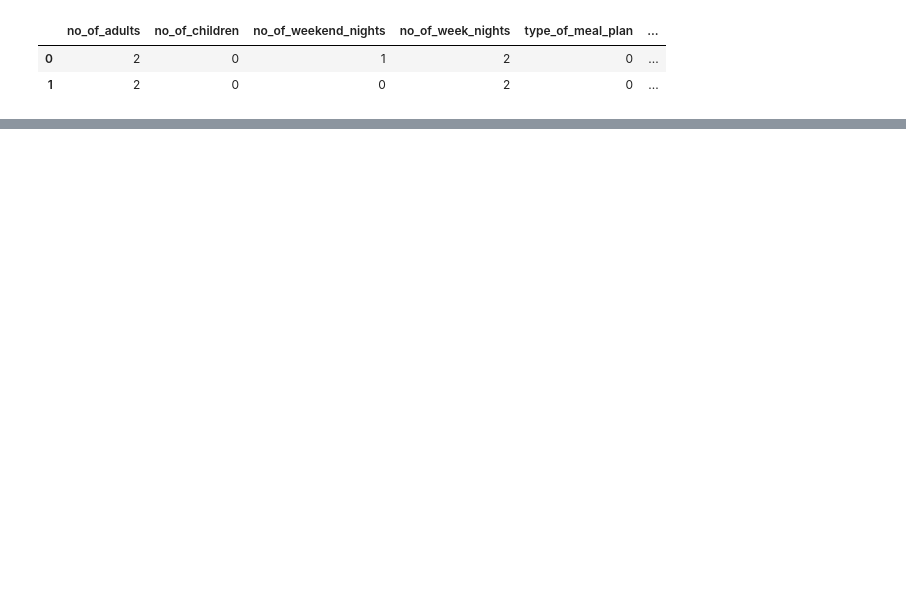
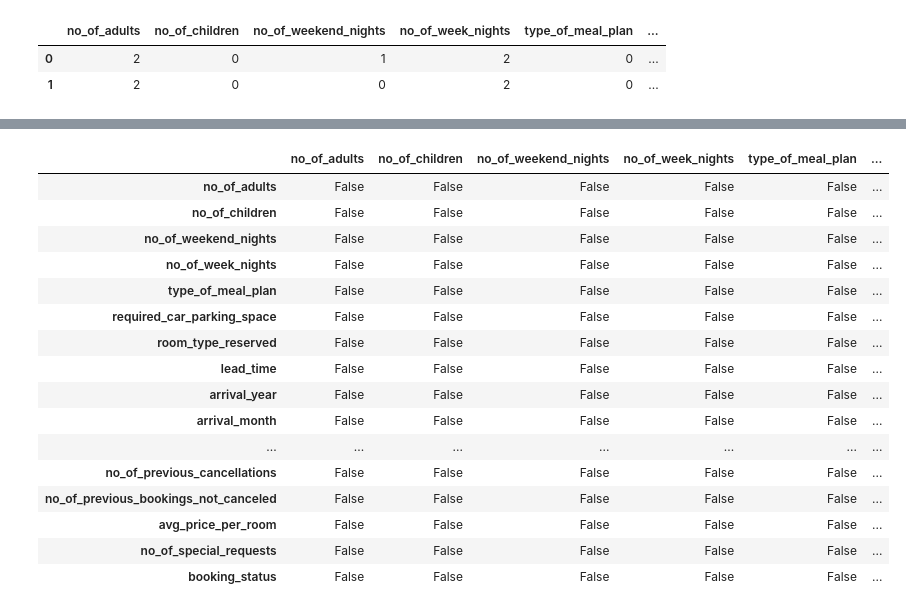
Before and after one commit to tommi-j/hausarbeit-ml, a Jupyter notebook: app.ipynb, the cells around one changed output, grey strips where cells are left out. Cells and saved outputs as stored; diff of their text form; code cells hidden in the pictures; blank space fills up the shorter version.

```diff
--- a/app.ipynb
+++ b/app.ipynb
@@ -121,0 +242,20 @@ import matplotlib.pyplot as plt
+# %%
+df_train.corr() < -0.3
+# %% [output]
+|  | no_of_adults | no_of_children | no_of_weekend_nights | no_of_week_nights | type_of_meal_plan | ... |
+| no_of_adults | False | False | False | False | False | ... |
+| no_of_children | False | False | False | False | False | ... |
+| no_of_weekend_nights | False | False | False | False | False | ... |
+| no_of_week_nights | False | False | False | False | False | ... |
+| type_of_meal_plan | False | False | False | False | False | ... |
+| required_car_parking_space | False | False | False | False | False | ... |
+| room_type_reserved | False | False | False | False | False | ... |
+| lead_time | False | False | False | False | False | ... |
+| arrival_year | False | False | False | False | False | ... |
+| arrival_month | False | False | False | False | False | ... |
+| ... | ... | ... | ... | ... | ... | ... |
+| no_of_previous_cancellations | False | False | False | False | False | ... |
+| no_of_previous_bookings_not_canceled | False | False | False | False | False | ... |
+| avg_price_per_room | False | False | False | False | False | ... |
+| no_of_special_requests | False | False | False | False | False | ... |
+| booking_status | False | False | False | False | False | ... |
```
Also changed, not shown: parts of 13 cells of this notebook, 1 other file.
